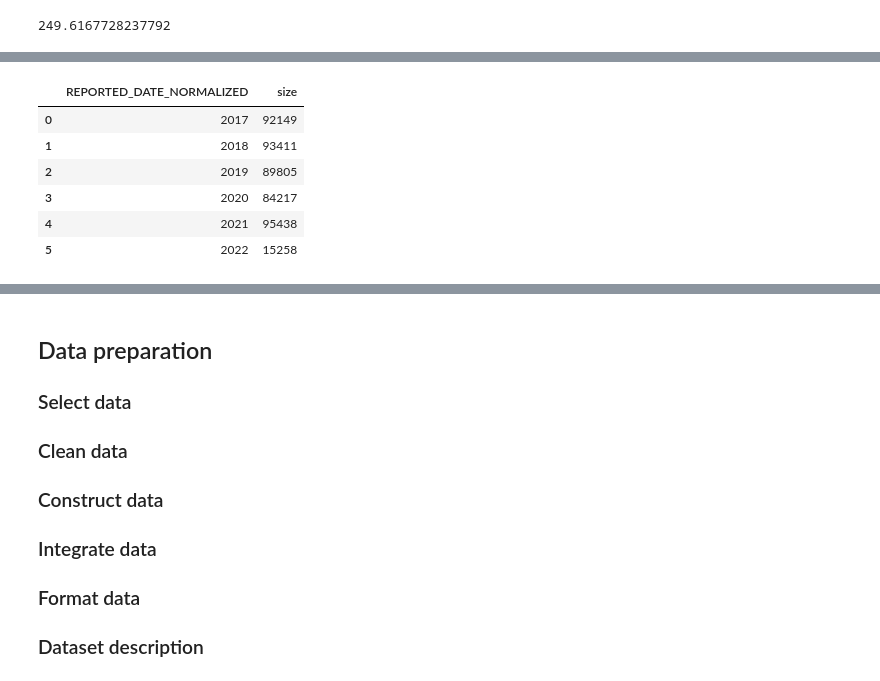
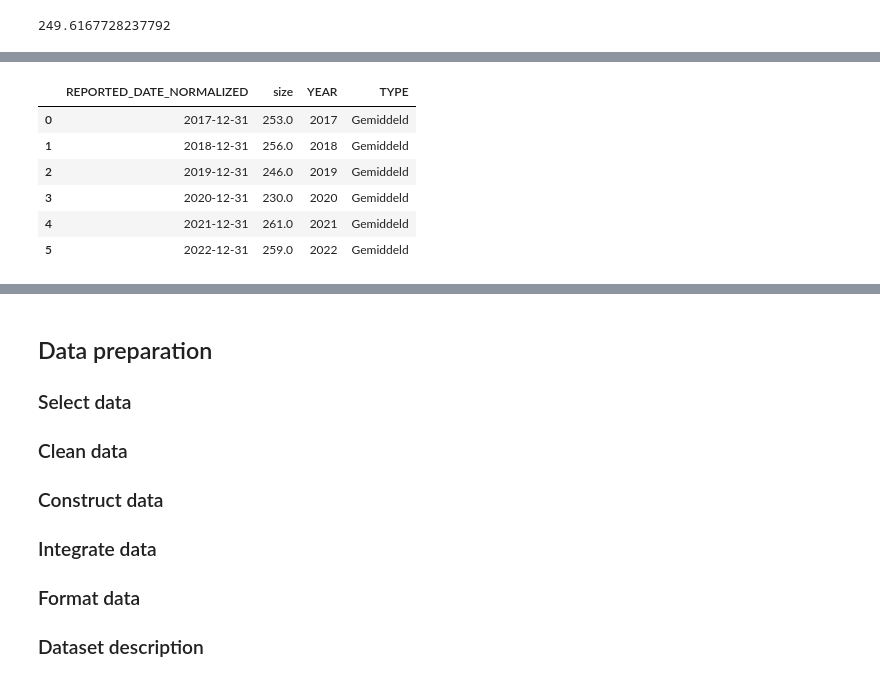
Before and after one commit to KolmschateS/poc-crime, a Jupyter notebook: labour-day-analyse.ipynb, the cells around one changed output, grey strips where cells are left out. Cells and saved outputs as stored; diff of their text form; code cells hidden in the pictures.

```diff
--- a/labour-day-analyse.ipynb
+++ b/labour-day-analyse.ipynb
@@ -202,11 +204,20 @@ j1_labour_crime_count
-# %%
-j1_crime_count = crime_df.groupby(crime_df["REPORTED_DATE_NORMALIZED"].dt.year, as_index=False).size()
-j1_crime_count
-# %% [output]
-|  | REPORTED_DATE_NORMALIZED | size |
-| 0 | 2017 | 92149 |
-| 1 | 2018 | 93411 |
-| 2 | 2019 | 89805 |
-| 3 | 2020 | 84217 |
-| 4 | 2021 | 95438 |
-| 5 | 2022 | 15258 |
+# %%
+j1_crime_count = crime_df.groupby("REPORTED_DATE_NORMALIZED", as_index=False).size()
+j1_crime_count.index = j1_crime_count["REPORTED_DATE_NORMALIZED"]
+j1_crime_count
+
+j1_crime_mean = j1_crime_count.groupby(pd.Grouper(freq='Y')).mean()
+j1_crime_mean = j1_crime_mean.reset_index()
+j1_crime_mean["YEAR"] = j1_crime_mean["REPORTED_DATE_NORMALIZED"].dt.year
+
+j1_crime_mean["size"] = j1_crime_mean["size"].round(0)
+j1_crime_mean["TYPE"] = "Gemiddeld"
+j1_crime_mean
+# %% [output]
+|  | REPORTED_DATE_NORMALIZED | size | YEAR | TYPE |
+| 0 | 2017-12-31 | 253.0 | 2017 | Gemiddeld |
+| 1 | 2018-12-31 | 256.0 | 2018 | Gemiddeld |
+| 2 | 2019-12-31 | 246.0 | 2019 | Gemiddeld |
+| 3 | 2020-12-31 | 230.0 | 2020 | Gemiddeld |
+| 4 | 2021-12-31 | 261.0 | 2021 | Gemiddeld |
+| 5 | 2022-12-31 | 259.0 | 2022 | Gemiddeld |
```
Also changed, not shown: parts of 11 cells of this notebook.
